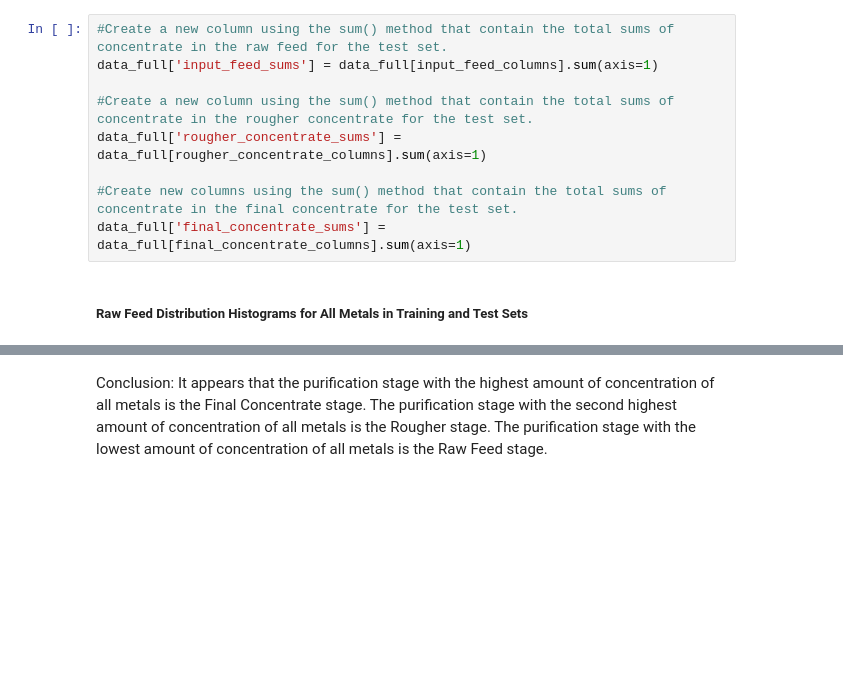
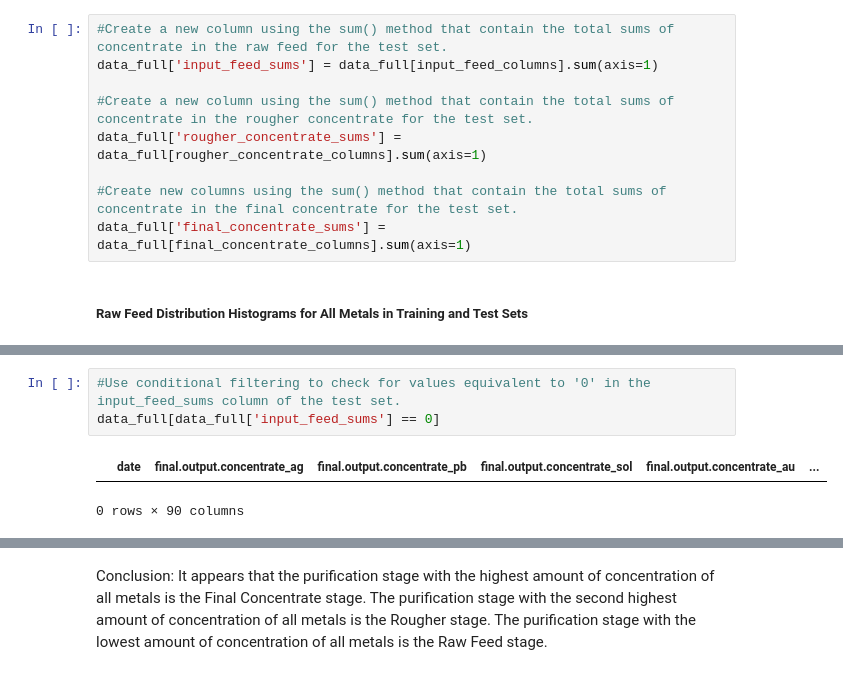
Before and after one commit to BLacuesta3/Sprint-10-Project, a Jupyter notebook: Sprint 10 Project Notebook.ipynb, the cells around one changed output, grey strips where cells are left out. Saved outputs shown, nothing was run; the diff lists cells and outputs as text; blank space fills up the shorter version.

Commit message:
conditional filtering

```diff
--- a/Sprint 10 Project Notebook.ipynb
+++ b/Sprint 10 Project Notebook.ipynb
@@ -720,0 +730,6 @@ plt.show()
+# %%
+#Use conditional filtering to check for values equivalent to '0' in the input_feed_sums column of the test set.
+data_full[data_full['input_feed_sums'] == 0]
+# %% [output]
+|  | date | final.output.concentrate_ag | final.output.concentrate_pb | final.output.concentrate_sol | final.output.concentrate_au | ... |
+0 rows × 90 columns
```
Also changed, not shown: parts of 19 cells of this notebook.
